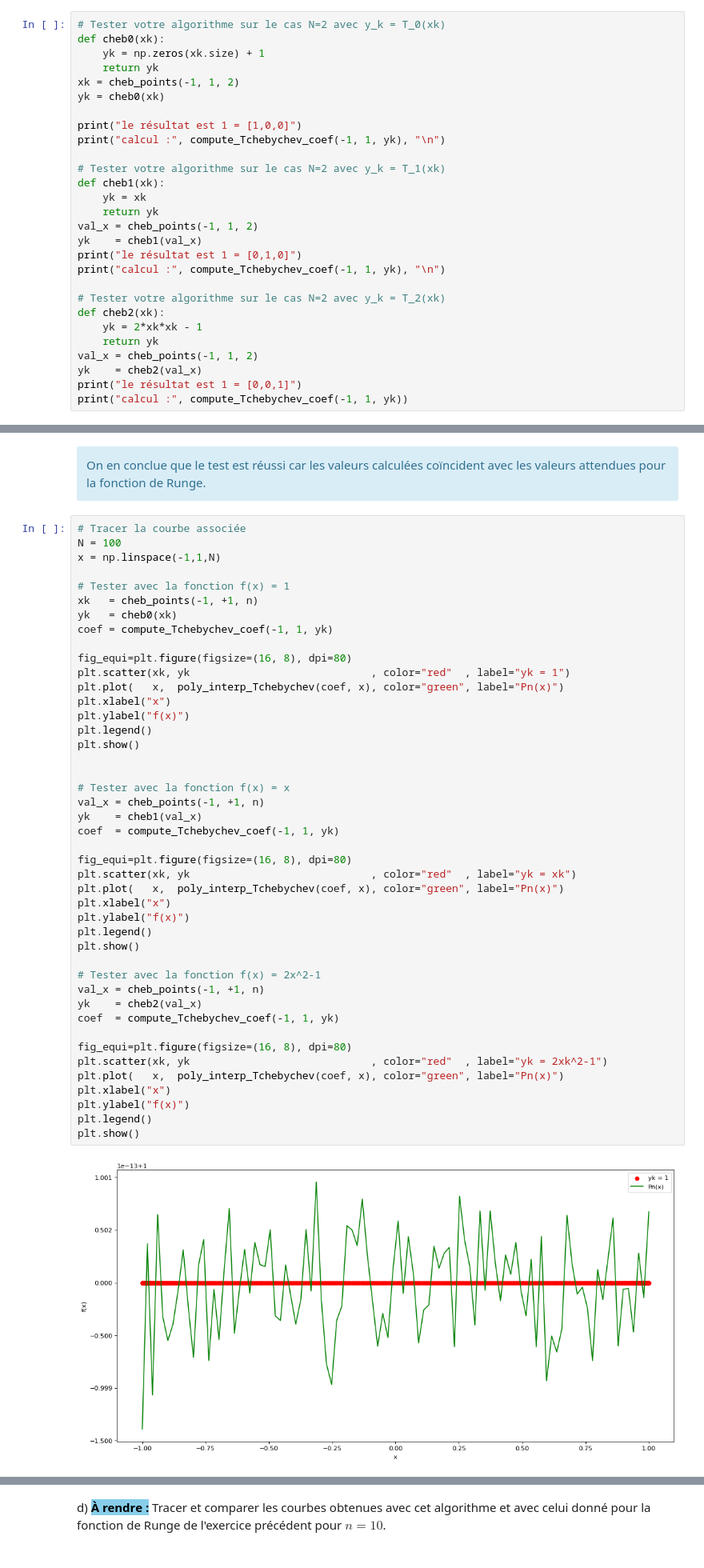
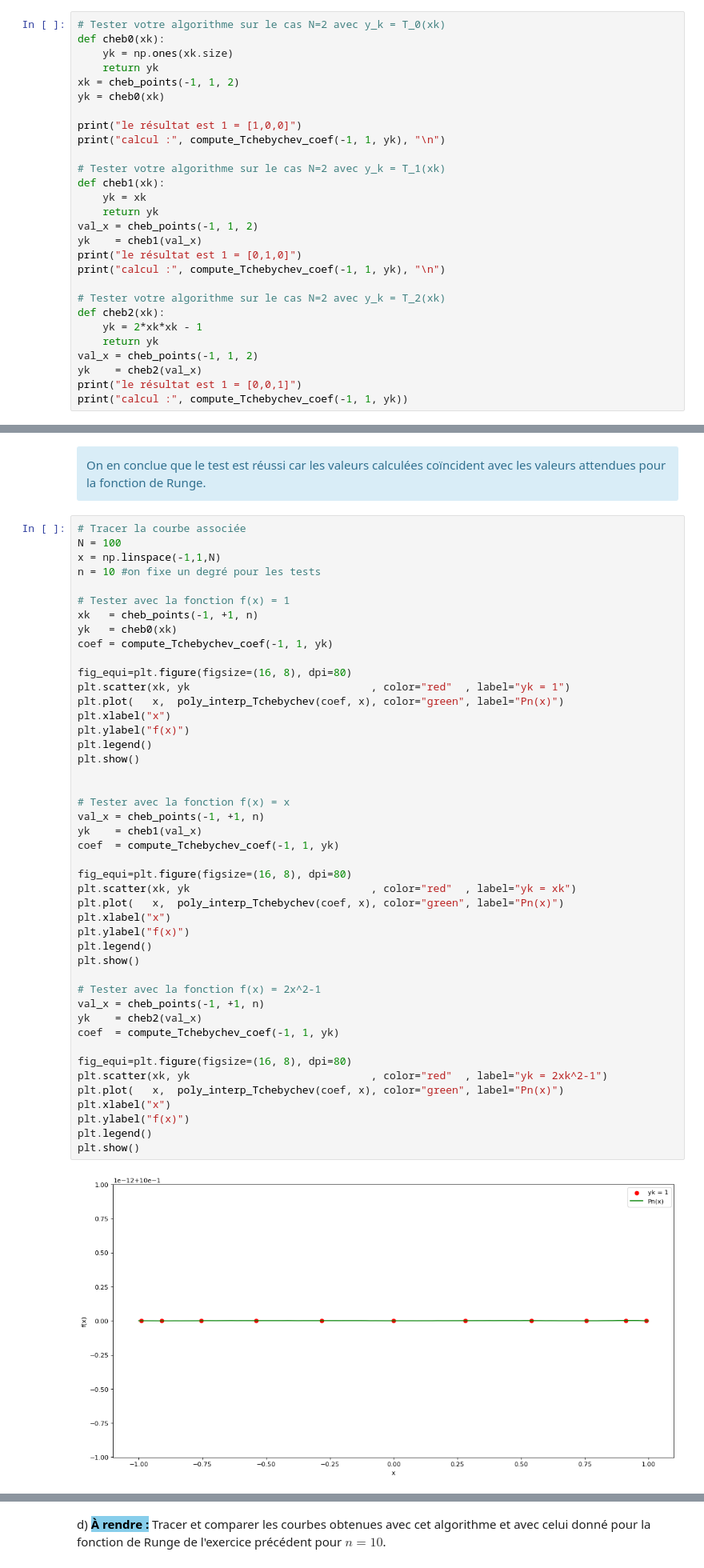
Before and after one commit to ArkhamKnightGPC/MAP412, a Jupyter notebook: pc2.ipynb, the cells around one changed output, grey strips where cells are left out. Shown: that part at 80% size. Saved outputs shown, nothing was run; the diff lists cells and outputs as text.

```diff
--- a/pc2.ipynb
+++ b/pc2.ipynb
@@ -622,7 +622,7 @@ def compute_Tchebychev_coef(xmin, xmax, yk):
 # %%
 # Tester votre algorithme sur le cas N=2 avec y_k = T_0(xk)
 def cheb0(xk):
-    yk = np.zeros(xk.size) + 1
+    yk = np.ones(xk.size)
     return yk
 xk = cheb_points(-1, 1, 2)
 yk = cheb0(xk)
@@ -721,6 +721,7 @@ valeur attendu en ces points : [0.03846154 0.13793103 1.         0.13793103 0.03
 # Tracer la courbe associée
 N = 100
 x = np.linspace(-1,1,N)
+n = 10 #on fixe un degré pour les tests
 
 # Tester avec la fonction f(x) = 1
 xk   = cheb_points(-1, +1, n)
@@ -735,31 +736,31 @@ plt.ylabel("f(x)")
 plt.legend()
 plt.show()
 
 
 # Tester avec la fonction f(x) = x
 val_x = cheb_points(-1, +1, n)
 yk    = cheb1(val_x)
 coef  = compute_Tchebychev_coef(-1, 1, yk)
 
 fig_equi=plt.figure(figsize=(16, 8), dpi=80)
 plt.scatter(xk, yk                             , color="red"  , label="yk = xk")
 plt.plot(   x,  poly_interp_Tchebychev(coef, x), color="green", label="Pn(x)")
 plt.xlabel("x")
 plt.ylabel("f(x)")
 plt.legend()
 plt.show()
 
 # Tester avec la fonction f(x) = 2x^2-1
 val_x = cheb_points(-1, +1, n)
 yk    = cheb2(val_x)
 coef  = compute_Tchebychev_coef(-1, 1, yk)
 
 fig_equi=plt.figure(figsize=(16, 8), dpi=80)
 plt.scatter(xk, yk                             , color="red"  , label="yk = 2xk^2-1")
 plt.plot(   x,  poly_interp_Tchebychev(coef, x), color="green", label="Pn(x)")
 plt.xlabel("x")
 plt.ylabel("f(x)")
 plt.legend()
 plt.show()
 # %% [output]
-[figure, old version]
+[figure, new version]
```
Also changed, not shown: parts of 4 cells of this notebook.
